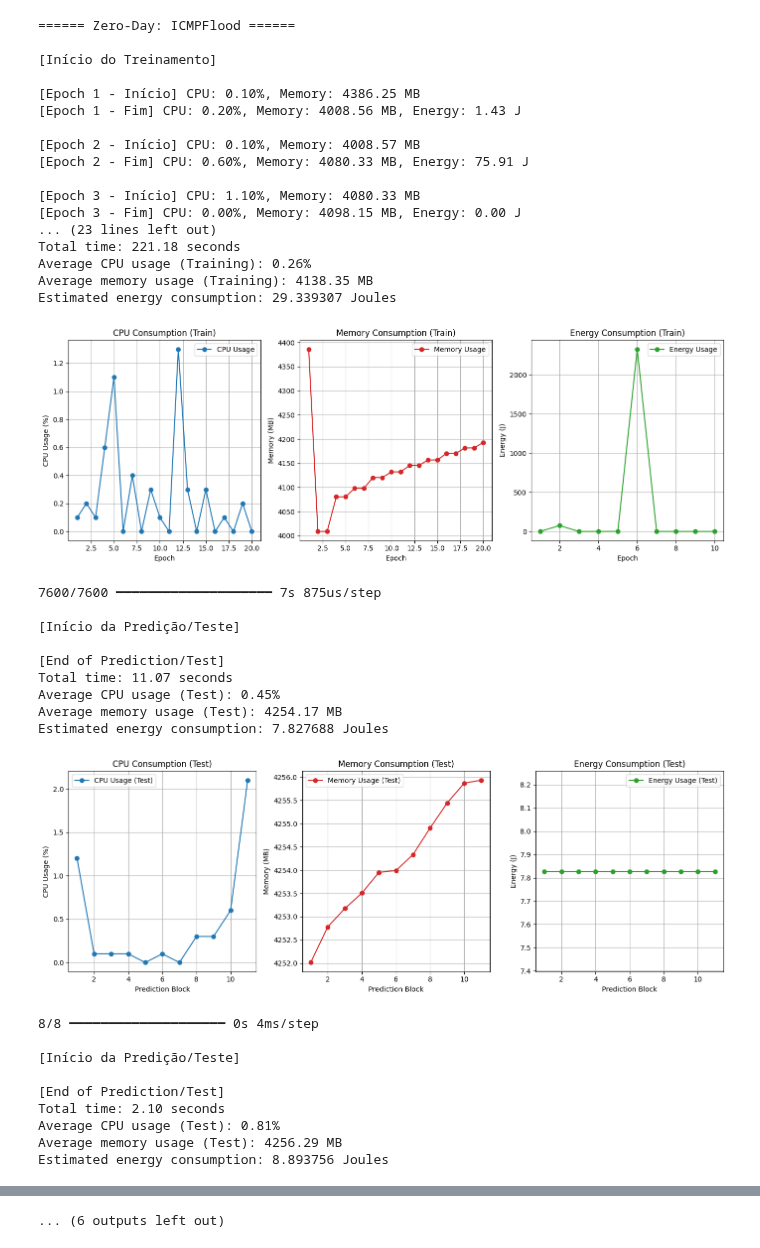
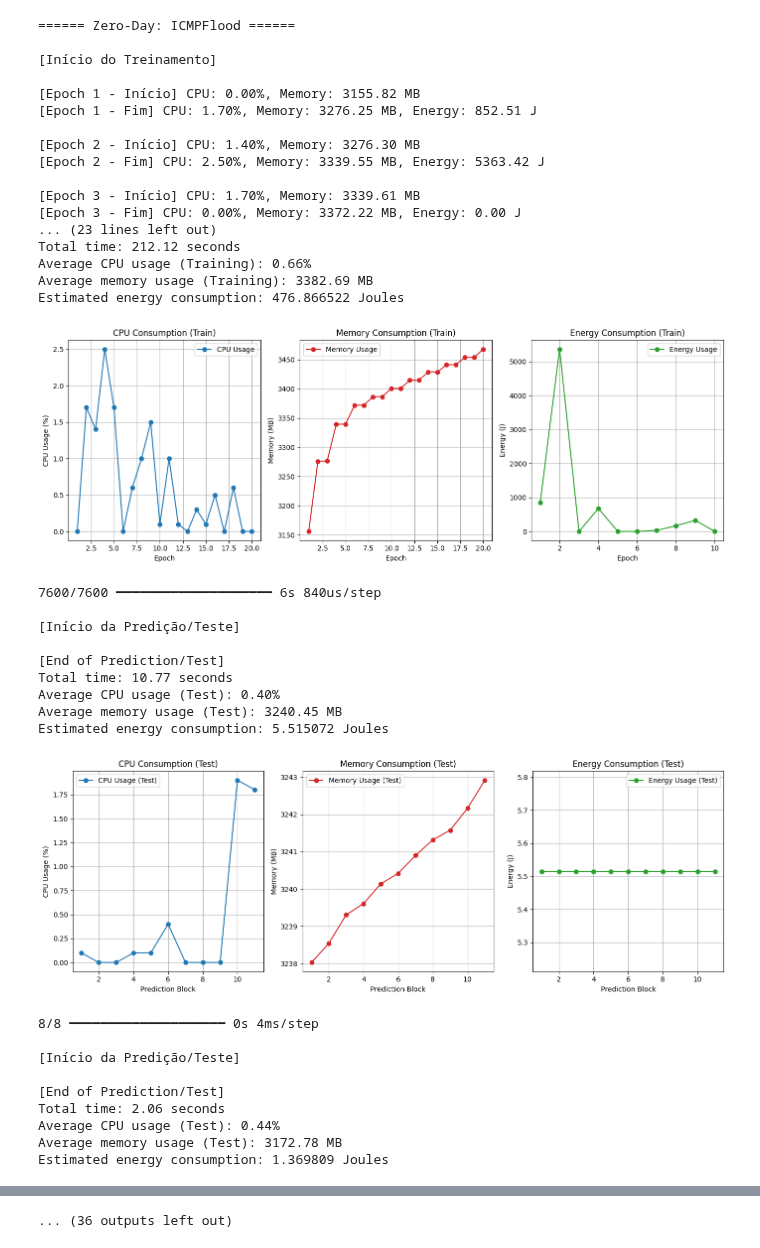
Before and after one commit to gabrieladamasceno/Attacks_5G, a Jupyter notebook: Código_MLP_todo_junto.ipynb, the cells around one changed output, grey strips where cells are left out. Saved outputs shown, nothing was run; the diff lists cells and outputs as text; code cells hidden in the pictures.

```diff
--- a/Código_MLP_todo_junto.ipynb
+++ b/Código_MLP_todo_junto.ipynb
@@ -296,7 +302,7 @@ X_train['Attack Type'] = encoded.loc[X_train.index, 'Attack Type']
 X_test['Attack Type'] = encoded.loc[X_test.index, 'Attack Type']
 
 # ===== CONFIGURAÇÕES =====
-zero_day_attacks = ['ICMPFlood', 'UDPFlood', 'SYNFlood']  # Adapte para os ataques que você quiser testar
+zero_day_attacks = ['ICMPFlood', 'UDPFlood', 'SYNFlood', 'SYNScan', 'HTTPFlood', 'UDPScan', 'TCPConnectScan', 'SlowrateDoS']  # Adapte para os ataques que você quiser testar
 smote = SMOTE(random_state=42)
 scaler = StandardScaler()
 label_encoder = LabelEncoder()
@@ -381,60 +387,60 @@ for ataque_zero_day in zero_day_attacks:
     'F1': f1_teste_full,
     'Precision': precision_full,
     'Recall': recall_full,
     'Tempo de Teste': metrics_test_full['total_time'],
     'CPU Teste': metrics_test_full['avg_cpu'],
     'Memória Teste': metrics_test_full['avg_mem'],
     'Energia Teste': metrics_test_full['energia'],
 
     'ZD - Acurácia': acc_zero_day,
     'ZD- F1': f1_zero_day,
     'ZD - Precision': precision_zero,
     'ZD - Recall': recall_zero,
     'ZD - Tempo de Teste': metrics_zero_day['total_time'],
     'ZD - CPU Teste': metrics_zero_day['avg_cpu'],
     'ZD - Memória Teste': metrics_zero_day['avg_mem'],
     'ZD - Energia Teste': metrics_zero_day['energia'],
 })
 
     # --- Limpeza ---
     del model
     gc.collect()
     K.clear_session()
 # %% [output]
 ====== Zero-Day: ICMPFlood ======
 
 [Início do Treinamento]
 
-[Epoch 1 - Início] CPU: 0.10%, Memory: 4386.25 MB
-[Epoch 1 - Fim] CPU: 0.20%, Memory: 4008.56 MB, Energy: 1.43 J
+[Epoch 1 - Início] CPU: 0.00%, Memory: 3155.82 MB
+[Epoch 1 - Fim] CPU: 1.70%, Memory: 3276.25 MB, Energy: 852.51 J
 
-[Epoch 2 - Início] CPU: 0.10%, Memory: 4008.57 MB
-[Epoch 2 - Fim] CPU: 0.60%, Memory: 4080.33 MB, Energy: 75.91 J
+[Epoch 2 - Início] CPU: 1.40%, Memory: 3276.30 MB
+[Epoch 2 - Fim] CPU: 2.50%, Memory: 3339.55 MB, Energy: 5363.42 J
 
-[Epoch 3 - Início] CPU: 1.10%, Memory: 4080.33 MB
-[Epoch 3 - Fim] CPU: 0.00%, Memory: 4098.15 MB, Energy: 0.00 J
+[Epoch 3 - Início] CPU: 1.70%, Memory: 3339.61 MB
+[Epoch 3 - Fim] CPU: 0.00%, Memory: 3372.22 MB, Energy: 0.00 J
 ... (23 lines left out)
-Total time: 221.18 seconds
-Average CPU usage (Training): 0.26%
-Average memory usage (Training): 4138.35 MB
-Estimated energy consumption: 29.339307 Joules
+Total time: 212.12 seconds
+Average CPU usage (Training): 0.66%
+Average memory usage (Training): 3382.69 MB
+Estimated energy consumption: 476.866522 Joules
-[figure, old version]
+[figure, new version]
-7600/7600 ━━━━━━━━━━━━━━━━━━━━ 7s 875us/step
+7600/7600 ━━━━━━━━━━━━━━━━━━━━ 6s 840us/step
 
 [Início da Predição/Teste]
 
 [End of Prediction/Test]
-Total time: 11.07 seconds
-Average CPU usage (Test): 0.45%
-Average memory usage (Test): 4254.17 MB
-Estimated energy consumption: 7.827688 Joules
+Total time: 10.77 seconds
+Average CPU usage (Test): 0.40%
+Average memory usage (Test): 3240.45 MB
+Estimated energy consumption: 5.515072 Joules
-[figure, old version]
+[figure, new version]
 8/8 ━━━━━━━━━━━━━━━━━━━━ 0s 4ms/step
 
 [Início da Predição/Teste]
 
 [End of Prediction/Test]
-Total time: 2.10 seconds
-Average CPU usage (Test): 0.81%
-Average memory usage (Test): 4256.29 MB
-Estimated energy consumption: 8.893756 Joules
+Total time: 2.06 seconds
+Average CPU usage (Test): 0.44%
+Average memory usage (Test): 3172.78 MB
+Estimated energy consumption: 1.369809 Joules
@@ -480 +486 @@ Estimated energy consumption: 0.348913 Joules
-... (6 outputs left out)
+... (36 outputs left out)
```
Also changed, not shown: parts of 8 cells of this notebook.
